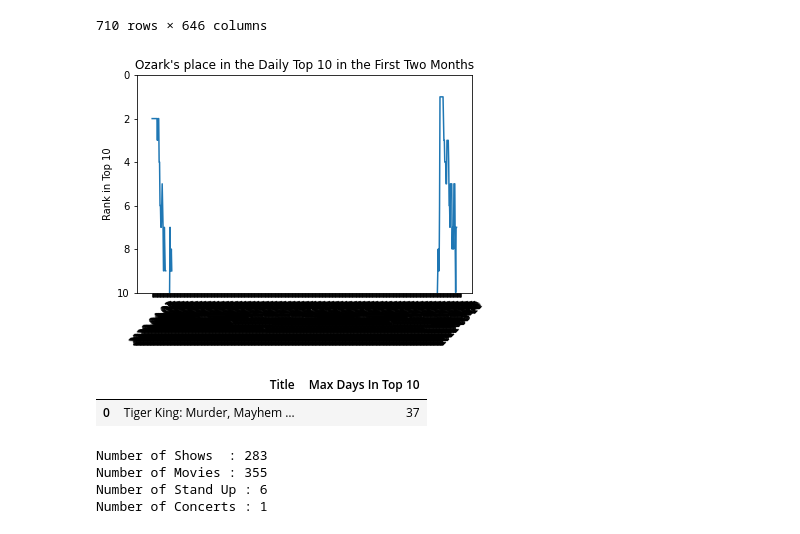
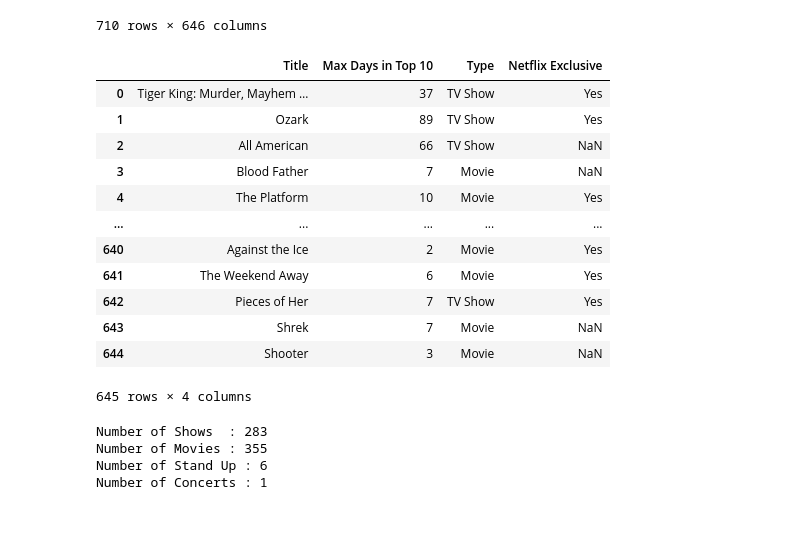
Before and after one commit to Costilrt/The-First-Project, a Jupyter notebook: netflix-project-matthew.ipynb, the cells around one changed output. Drawn from its saved outputs; the diff is of its cells as text; code cells hidden in the pictures.

```diff
--- a/netflix-project-matthew.ipynb
+++ b/netflix-project-matthew.ipynb
@@ -4,14 +4,15 @@ import matplotlib.pyplot as plt
 import numpy as np
 import requests
 from pprint import pprint
-
+import matplotlib.dates as mdates
+import scipy.stats as stats
 
 from datetime import datetime
 
 # I have a config file on my computer, you are going to have to add your own with the api key
 from config import omdb_key
 
-netflix_data = "resources/netflix daily top 10.csv"
+netflix_data = "resources/netflix_daily_top_10.csv"
 netflix_titles_source = "resources/netflix_titles.csv"
 netflix = pd.read_csv(netflix_data)
 netflix_titles = pd.read_csv(netflix_titles_source)
@@ -393,16 +395,3 @@ ranking_df
 | 708 | 2022-03-10 | NaN | NaN | NaN | NaN | NaN | ... |
 | 709 | 2022-03-11 | NaN | NaN | NaN | NaN | NaN | ... |
 710 rows × 646 columns
-# %%
-title = titles[1]
-
-time_period = ranking_df["As of"]
-show_rank = ranking_df[title]
-plot = plt.plot(time_period, show_rank)
-plt.title(f"{title}'s place in the Daily Top 10 in the First Two Months")
-plt.xticks(rotation = 45)
-plt.ylabel("Rank in Top 10")
-plt.ylim(10, 0)
-plt.show()
-# %% [output]
-[figure, removed]
@@ -409,31 +400,45 @@ plt.show()
 # %%
 # Look at the top 10 list on 4/21/2020
 netflix.loc[netflix["As of"] == "2020-04-21"]
 
 # Look at all the shows that were at number 1
 netflix.loc[netflix["Rank"] == 1]
 
 # Get the list of unique titles
 titles_top_10 = netflix["Title"].unique()
 
 # We are going to get a list of days those titles were in the top 10, we start with an empty list
-max_days_in_top_10 = []
+max_days_in_top_10 = {
+    "Title": [],
+    "Max Days in Top 10": [],
+    "Type": [],
+    "Netflix Exclusive": []
+}
 
 # Loop through the titles and get the max number of days it was in the top 10 (This would be the total number of days it shows up)
 for title in titles_top_10:
-    max_days_in_top_10.append(netflix["Days In Top 10"].loc[netflix["Title"] == title].max())
+    max_days_in_top_10["Title"].append(title)
+    max_days_in_top_10["Max Days in Top 10"].append(netflix["Days In Top 10"].loc[netflix["Title"] == title].max())
+    max_days_in_top_10["Type"].append(netflix["Type"].loc[netflix["Title"] == title].iloc[0])
+    max_days_in_top_10["Netflix Exclusive"].append(netflix["Netflix Exclusive"].loc[netflix["Title"] == title].iloc[0])
 
 max_days_in_top_10
 
 # Turn that into a dataframe
-max_days_in_top_10_df = pd.DataFrame({
-    "Title":titles_top_10,
-    "Max Days In Top 10":max_days_in_top_10
-})
-
-# Look at Tiger King's ranking
-max_days_in_top_10_df.loc[max_days_in_top_10_df["Title"] == "Tiger King: Murder, Mayhem …"]
+max_days_in_top_10_df = pd.DataFrame(max_days_in_top_10)
+max_days_in_top_10_df
 # %% [output]
-|  | Title | Max Days In Top 10 |
-| 0 | Tiger King: Murder, Mayhem … | 37 |
+|  | Title | Max Days in Top 10 | Type | Netflix Exclusive |
+| 0 | Tiger King: Murder, Mayhem … | 37 | TV Show | Yes |
+| 1 | Ozark | 89 | TV Show | Yes |
+| 2 | All American | 66 | TV Show | NaN |
+| 3 | Blood Father | 7 | Movie | NaN |
+| 4 | The Platform | 10 | Movie | Yes |
+| ... | ... | ... | ... | ... |
+| 640 | Against the Ice | 2 | Movie | Yes |
+| 641 | The Weekend Away | 6 | Movie | Yes |
+| 642 | Pieces of Her | 7 | TV Show | Yes |
+| 643 | Shrek | 7 | Movie | NaN |
+| 644 | Shooter | 3 | Movie | NaN |
+645 rows × 4 columns
 # %%
```
Also changed, not shown: parts of 11 cells of this notebook.
